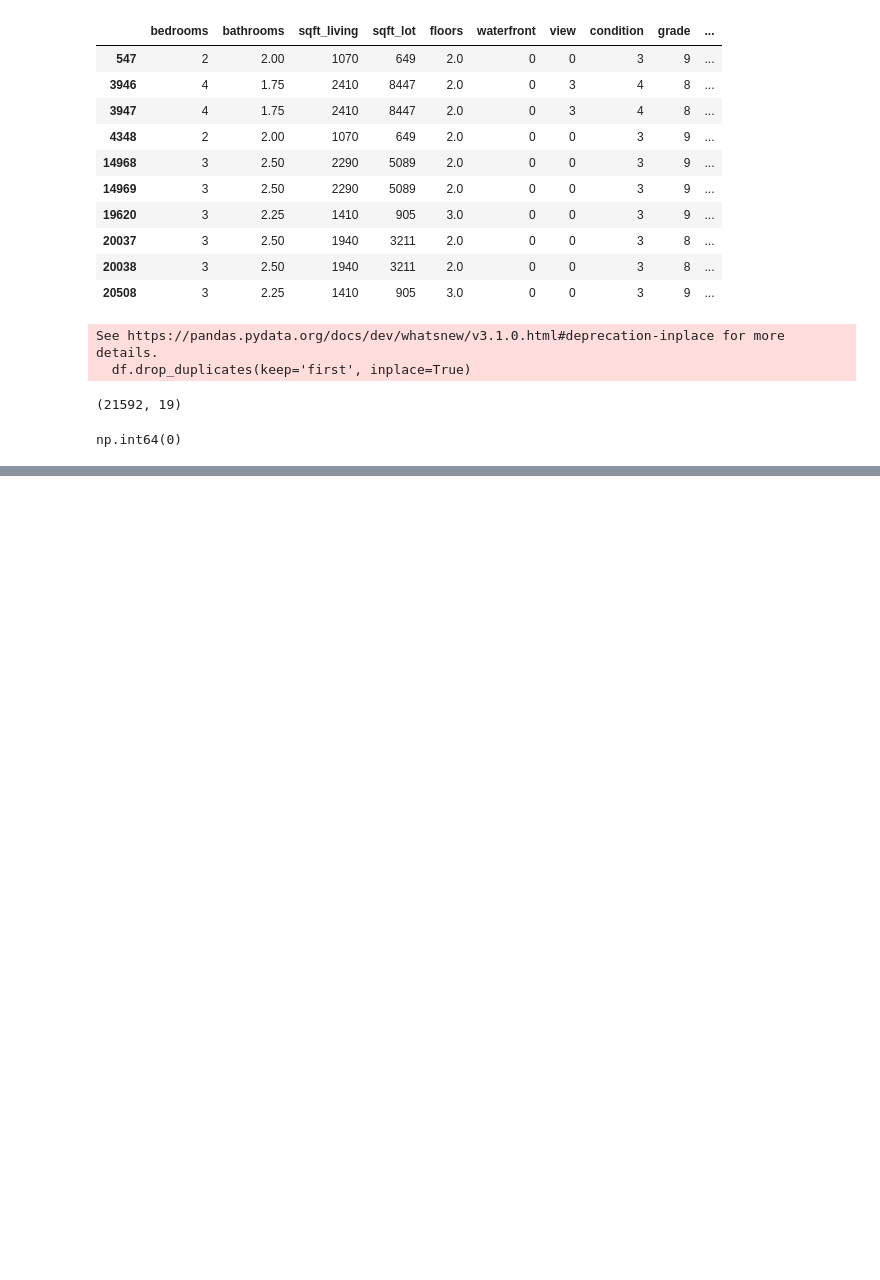
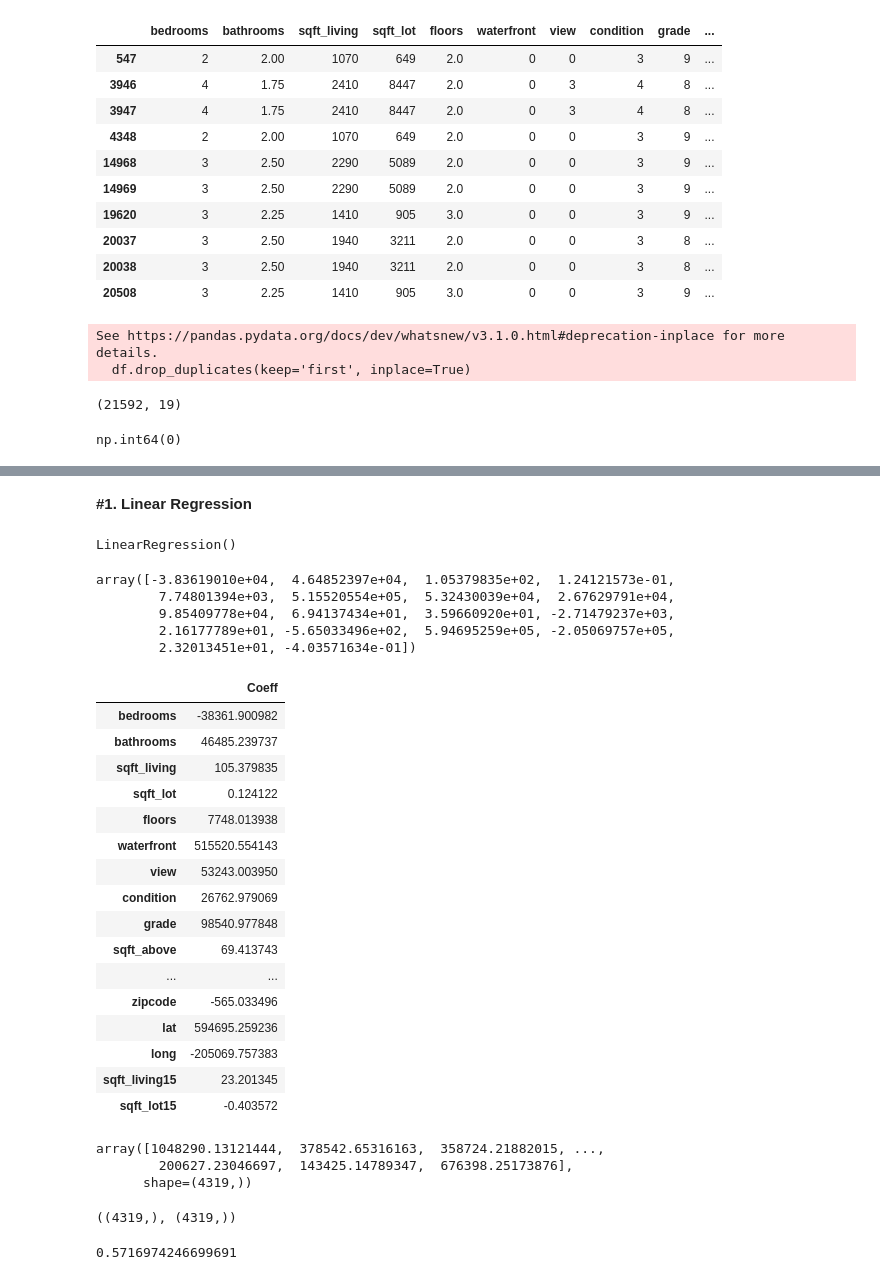
Before and after one commit to udrai10/Pro_3_regression_predictive_model, a Jupyter notebook: notebooks/Untitled.ipynb, the cells around one changed output, grey strips where cells are left out. Cells and saved outputs as stored; diff of their text form; code cells hidden in the pictures; blank space fills up the shorter version.

Commit message:
modeling

```diff
--- a/notebooks/Untitled.ipynb
+++ b/notebooks/Untitled.ipynb
@@ -328,0 +378,2 @@ np.int64(0)
+# %%
+X_train,  X_test, y_train, y_test = train_test_split(X, y, test_size=0.2, random_state=42)
@@ -328,0 +388,2 @@ np.int64(0)
+# %% [markdown]
+**#1. Linear Regression**
@@ -328,0 +392,34 @@ np.int64(0)
+# %%
+myLR = LinearRegression(fit_intercept=True)
+# %%
+myLR.fit(X_train, y_train)
+# %% [output]
+LinearRegression()
+# %%
+myLR.coef_
+# %% [output]
+array([-3.83619010e+04,  4.64852397e+04,  1.05379835e+02,  1.24121573e-01,
+        7.74801394e+03,  5.15520554e+05,  5.32430039e+04,  2.67629791e+04,
+        9.85409778e+04,  6.94137434e+01,  3.59660920e+01, -2.71479237e+03,
+        2.16177789e+01, -5.65033496e+02,  5.94695259e+05, -2.05069757e+05,
+        2.32013451e+01, -4.03571634e-01])
+# %%
+pd.DataFrame(myLR.coef_,index=X.columns, columns=['Coeff'])  #visualising coefficient for every features among predictors(X)
+# %% [output]
+|  | Coeff |
+| bedrooms | -38361.900982 |
+| bathrooms | 46485.239737 |
+| sqft_living | 105.379835 |
+| sqft_lot | 0.124122 |
+| floors | 7748.013938 |
+| waterfront | 515520.554143 |
+| view | 53243.003950 |
+| condition | 26762.979069 |
+| grade | 98540.977848 |
+| sqft_above | 69.413743 |
+| ... | ... |
+| zipcode | -565.033496 |
+| lat | 594695.259236 |
+| long | -205069.757383 |
+| sqft_living15 | 23.201345 |
+| sqft_lot15 | -0.403572 |
@@ -328,0 +430,14 @@ np.int64(0)
+# %%
+y_preds  #calling y preds
+# %% [output]
+array([1048290.13121444,  378542.65316163,  358724.21882015, ...,
+        200627.23046697,  143425.14789347,  676398.25173876],
+      shape=(4319,))
+# %%
+y_preds.shape  , y_test.shape #calling shape of y_preds, y_test
+# %% [output]
+((4319,), (4319,))
+# %%
+r2_score(y_preds,y_test)  #computing r2 score of model
+# %% [output]
+0.5716974246699691
```
Also changed, not shown: parts of 13 cells of this notebook.
